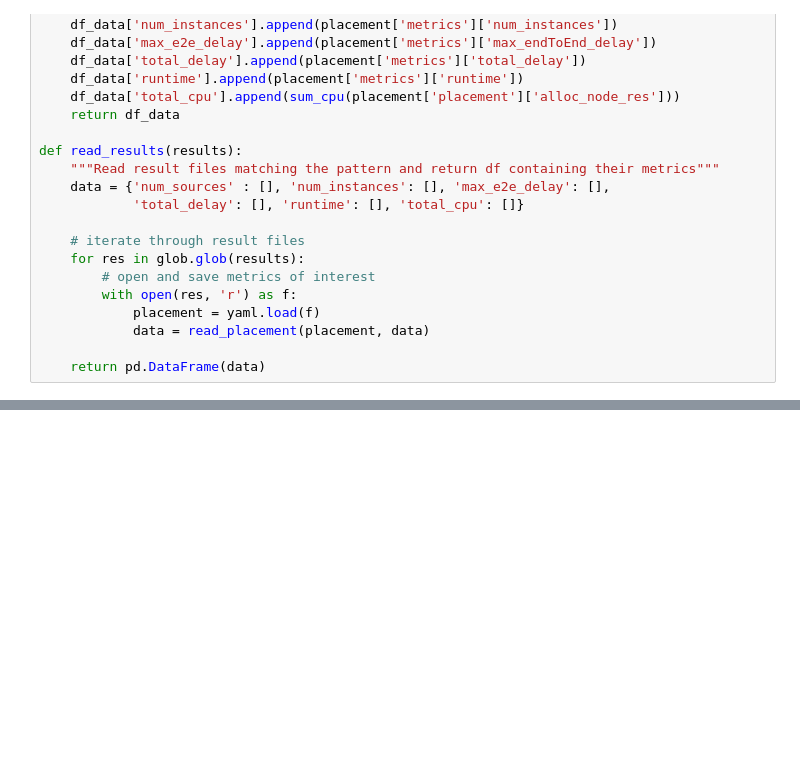
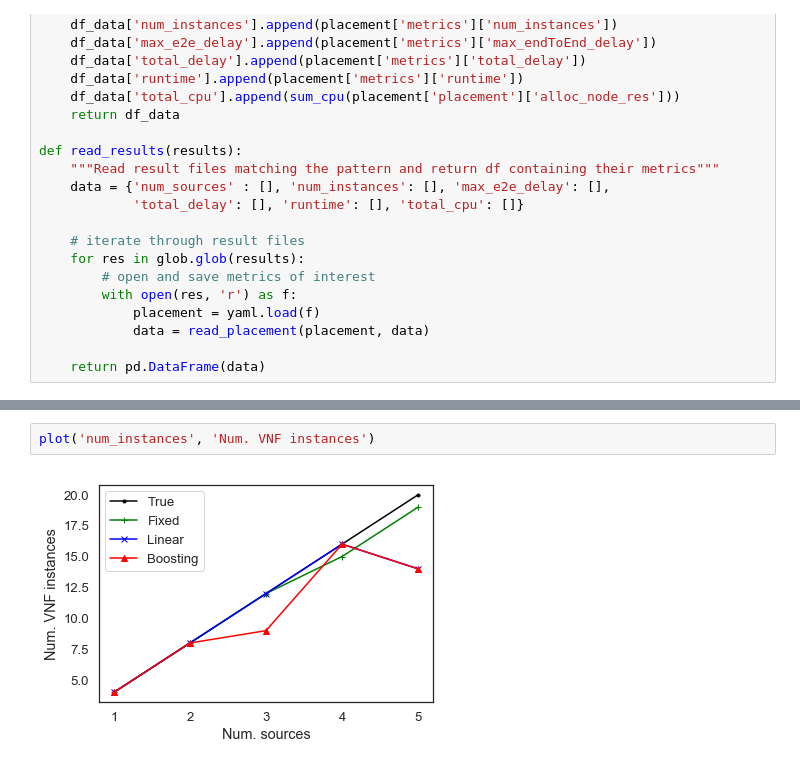
Before and after one commit to stefanbschneider/NFV_ML_Dev, a Jupyter notebook: Paper/placement_eval.ipynb, the cells around one changed output, grey strips where cells are left out. Drawn from its saved outputs; the diff is of its cells as text; blank space fills up the shorter version.

```diff
--- a/Paper/placement_eval.ipynb
+++ b/Paper/placement_eval.ipynb
@@ -63,0 +81,4 @@ def plot_cpu():
+# %%
+plot('num_instances', 'Num. VNF instances')
+# %% [output]
+[figure, added]
```
Also changed, not shown: parts of 7 cells of this notebook, 4 other files.
